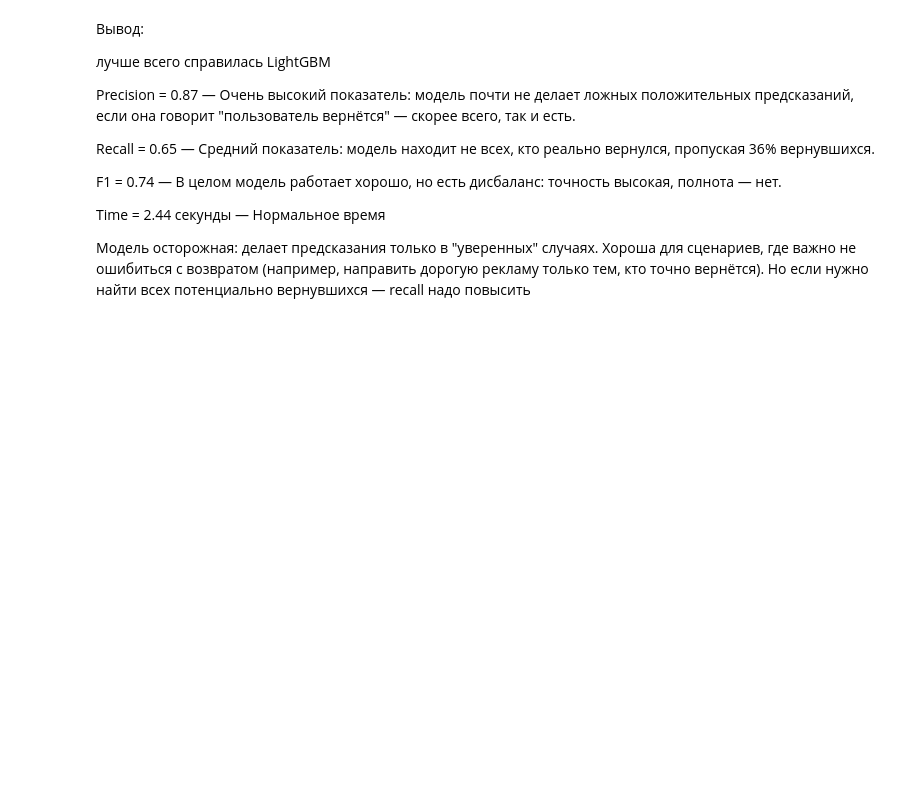
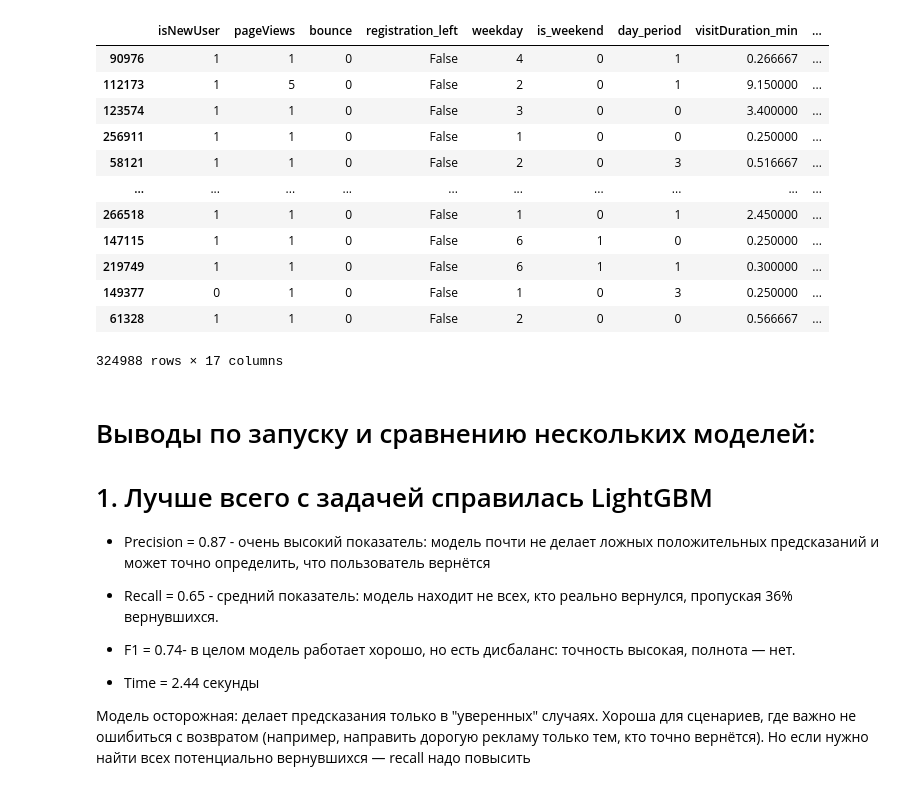
Before and after one commit to AntonKuleshov94/Project_Churn_Prediction, a Jupyter notebook: notebooks/2_modelling_and_features.ipynb, the cells around one changed output. Saved outputs shown, nothing was run; the diff lists cells and outputs as text; code cells hidden in the pictures; blank space fills up the shorter version.

Commit message:
change file with modelling

```diff
--- a/notebooks/2_modelling_and_features.ipynb
+++ b/notebooks/2_modelling_and_features.ipynb
@@ -1 +22,3 @@
+# %%
+df = pd.read_parquet("../data/prepared_data.parquet")
 # %% [markdown]
@@ -7,5 +61 @@
 df['next_visit'] = ~df['next_visit']
-# %%
-# содержимое данных
-for col in df:
-    print(col)
@@ -357 +459,17 @@ metrics['CatBoost'] = [precision, recall, f1, elapsed_time]
+# %%
+df_model
+# %% [output]
+|  | isNewUser | pageViews | bounce | registration_left | weekday | is_weekend | day_period | visitDuration_min | ... |
+| 90976 | 1 | 1 | 0 | False | 4 | 0 | 1 | 0.266667 | ... |
+| 112173 | 1 | 5 | 0 | False | 2 | 0 | 1 | 9.150000 | ... |
+| 123574 | 1 | 1 | 0 | False | 3 | 0 | 0 | 3.400000 | ... |
+| 256911 | 1 | 1 | 0 | False | 1 | 0 | 0 | 0.250000 | ... |
+| 58121 | 1 | 1 | 0 | False | 2 | 0 | 3 | 0.516667 | ... |
+| ... | ... | ... | ... | ... | ... | ... | ... | ... | ... |
+| 266518 | 1 | 1 | 0 | False | 1 | 0 | 1 | 2.450000 | ... |
+| 147115 | 1 | 1 | 0 | False | 6 | 1 | 0 | 0.250000 | ... |
+| 219749 | 1 | 1 | 0 | False | 6 | 1 | 1 | 0.300000 | ... |
+| 149377 | 0 | 1 | 0 | False | 1 | 0 | 3 | 0.250000 | ... |
+| 61328 | 1 | 1 | 0 | False | 2 | 0 | 0 | 0.566667 | ... |
+324988 rows × 17 columns
 # %%
@@ -359,19 +477,14 @@ metrics
 # %% [markdown]
-Вывод:
+# Выводы по запуску и сравнению нескольких моделей:
 
-лучше всего справилась LightGBM
+# 1. Лучше всего с задачей справилась LightGBM
+- Precision = 0.87 - очень высокий показатель: модель почти не делает ложных положительных предсказаний и может точно определить, что пользователь вернётся
 
-Precision = 0.87
-— Очень высокий показатель: модель почти не делает ложных положительных предсказаний, если она говорит "пользователь вернётся" — скорее всего, так и есть.
+- Recall = 0.65 - средний показатель: модель находит не всех, кто реально вернулся, пропуская 36% вернувшихся.
 
-Recall = 0.65
-— Средний показатель: модель находит не всех, кто реально вернулся, пропуская 36% вернувшихся.
+- F1 = 0.74- в целом модель работает хорошо, но есть дисбаланс: точность высокая, полнота — нет.
 
-F1 = 0.74
-— В целом модель работает хорошо, но есть дисбаланс: точность высокая, полнота — нет.
-
-Time = 2.44 секунды
-— Нормальное время
+- Time = 2.44 секунды
 
 Модель осторожная: делает предсказания только в "уверенных" случаях.
 Хороша для сценариев, где важно не ошибиться с возвратом (например, направить дорогую рекламу только тем, кто точно вернётся).
```
Also changed, not shown: parts of 62 cells of this notebook, 7 other files.
